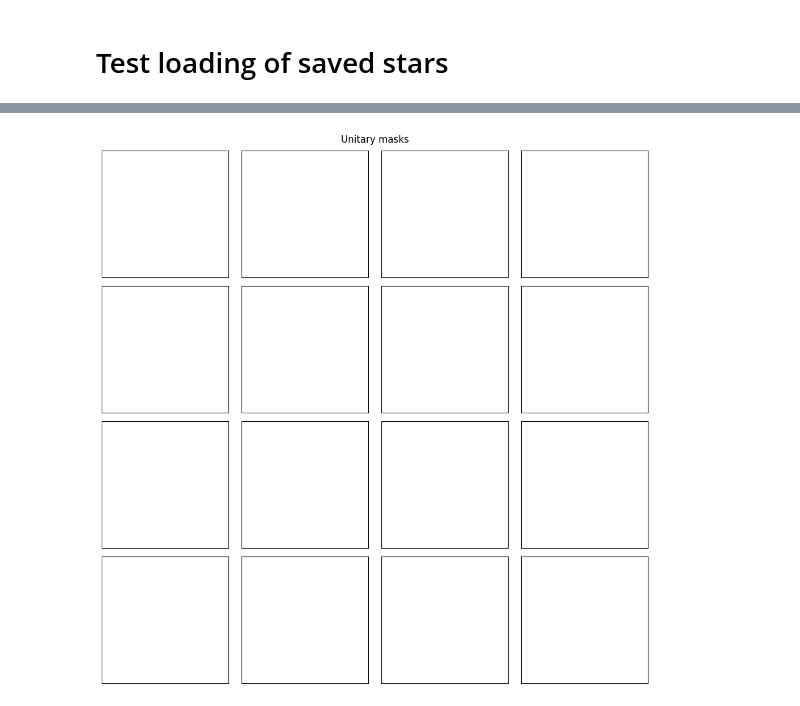
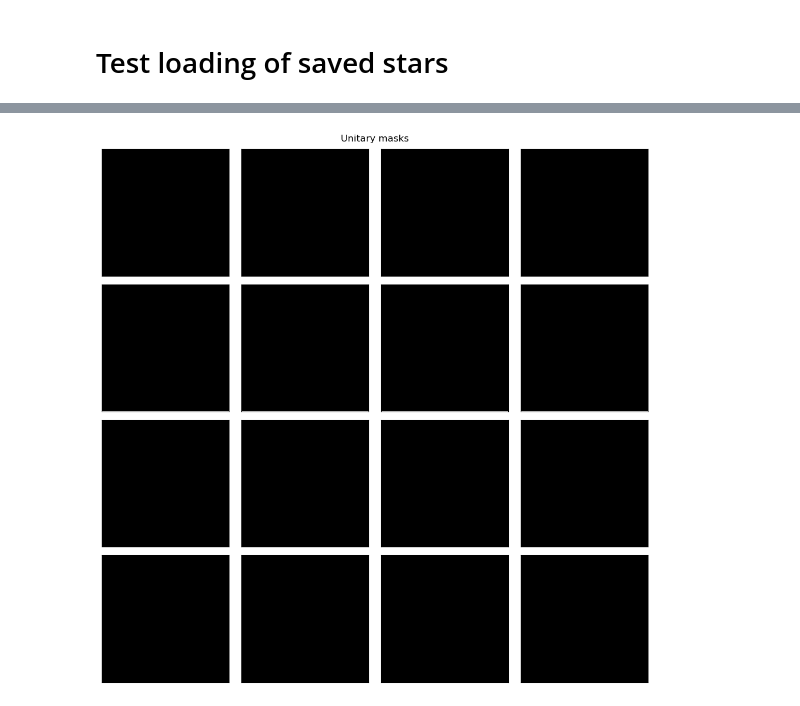
Before and after one commit to CosmoStat/wf-psf, a Jupyter notebook: data/masked_dataset/gen_white_masks_dataset.ipynb, the cells around one changed output, grey strips where cells are left out. Drawn from its saved outputs; the diff is of its cells as text; code cells hidden in the pictures.

Commit message:
Clean up notebooks and add checks of saved mask data

```diff
--- a/data/masked_dataset/gen_white_masks_dataset.ipynb
+++ b/data/masked_dataset/gen_white_masks_dataset.ipynb
@@ -157,2 +104,2 @@ np.save("original_psfs.npy", dataset_train_no_sfe['noisy_stars'])
 # %%
-loaded_psfs = np.load("original_psfs.npy")
+train_mask_data = np.load("train_Euclid_res_2000_TrainStars_she_unit_masked_id_001.npy",allow_pickle=True)[()]
@@ -245,12 +108,12 @@ array([[[0., 0., 0., ..., 0., 0., 0.],
 # %%
 # Plot a bunch of masks
 plt.figure(figsize=(10, 10))
-for i, idx in enumerate(np.random.randint(0, 2400, 16)):
+for i, idx in enumerate(np.random.randint(0, 2000, 16)):
     plt.subplot(4, 4, i+1)
-    plt.imshow(masks[idx], cmap='gray', vmin=0, vmax=1)
+    plt.imshow(train_mask_data["masks"][idx], cmap='gray', vmin=0, vmax=1)
     plt.tick_params(axis='both', which='both', bottom=False, top=False, left=False, right=False, labelbottom=False, labelleft=False)
 plt.suptitle('Unitary masks')
 plt.tight_layout()
 plt.show()
 # %% [output]
-[figure, old version]
+[figure, new version]
```
Also changed, not shown: parts of 17 cells of this notebook, 1 other file.
